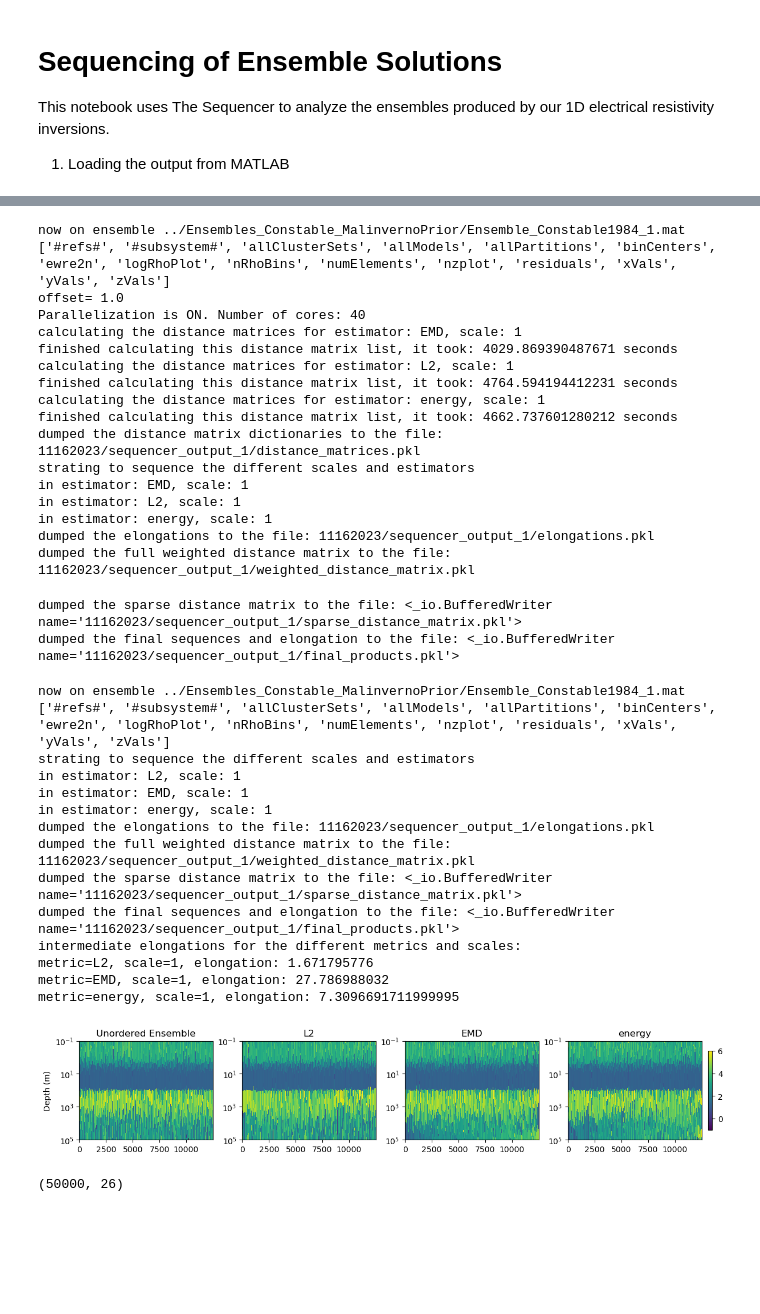
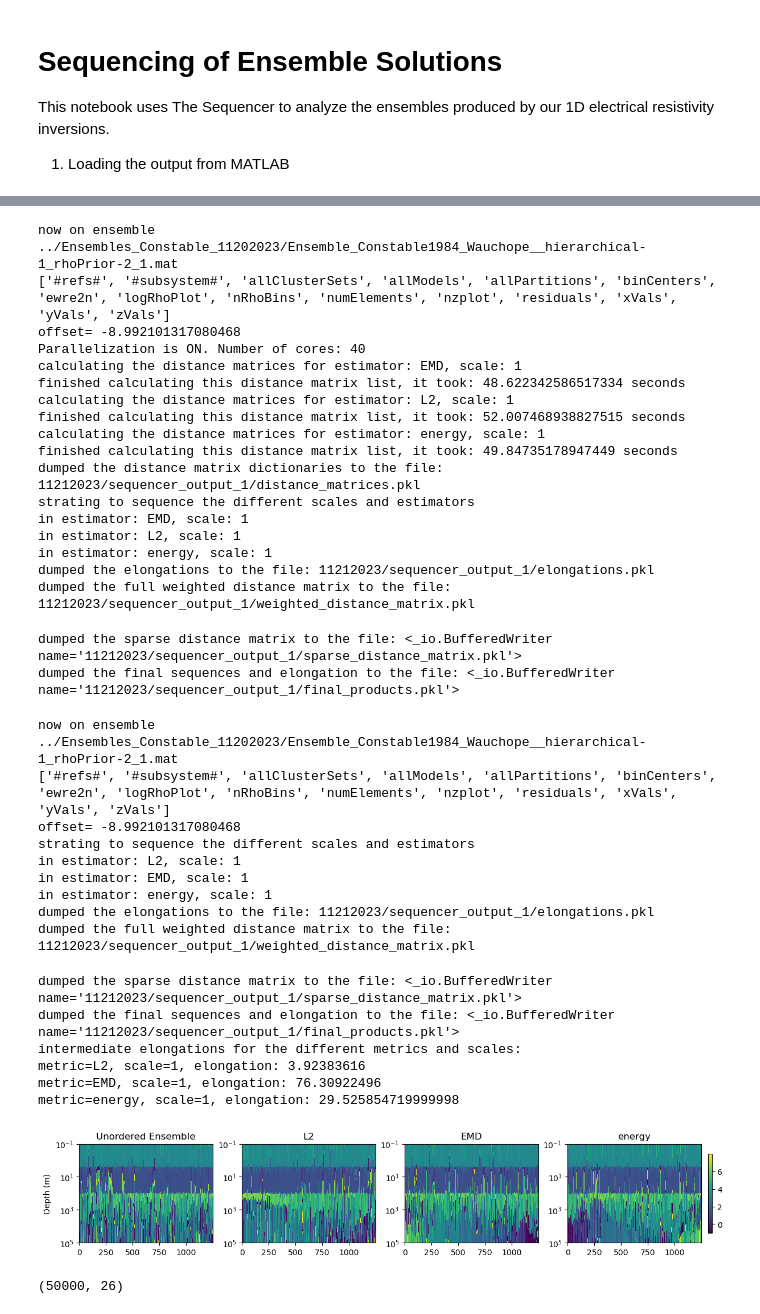
Before and after one commit to maxrudolph/Mills_etal-Ensemble-Analysis, a Jupyter notebook: Sequencing/Sequence_Ensemble_Field.ipynb, the cells around one changed output, grey strips where cells are left out. Cells and saved outputs as stored; diff of their text form; code cells hidden in the pictures; blank space fills up the shorter version.

Commit message:
update field sequence

```diff
--- a/Sequencing/Sequence_Ensemble_Field.ipynb
+++ b/Sequencing/Sequence_Ensemble_Field.ipynb
@@ -13,7 +13,7 @@ import h5py
 n_keep = 12500
 offset = 0 # number that gets added to all log-rho values because EMD cannot deal with negative numbers
 
-date = "11172023"
+date = "11212023"
 
 #analysis_file_base = "../Ensembles_Constable1984_1_11082023/Analysis_Constable1984_"
 #ensemble_file_base = "../Ensembles_Constable1984_1_11082023/Ensemble_Constable1984_"
@@ -24,8 +24,10 @@ date = "11172023"
 #analysis_file_base = "../Ensemble_Constable_nohierarchical_small/Analysis_Constable1984_nohierarchical_"
 #ensemble_file_base = "../Ensemble_Constable_nohierarchical_small/Ensemble_Constable1984_nohierarchical_"
 
-analysis_file_base = "../Ensemble_Constable
-ensemble_file_base = "../Ensemble_Constable
+analysis_file_base = "../Ensembles_Constable_11202023/Analysis_Constable1984_Wauchope__hierarchical-1_rhoPrior-2_"
+ensemble_file_base = "../Ensembles_Constable_11202023/Ensemble_Constable1984_Wauchope__hierarchical-1_rhoPrior-2_"
+
+
 
 def load_analysis(filename):
     with h5py.File(filename, 'r') as file:
@@ -86,10 +88,10 @@ for noise_level in noise_levels:
     all_keep_idx.append(keep_idx) # save the keep idx for later use
     log_rho_samples = log_rho[keep_idx,:]
 
-    offset = np.ceil(np.min(log_rho_samples)) + 1
+    offset = np.min(log_rho_samples)-1
     print("offset=",offset)
 
-    assert( np.all(log_rho_samples+offset > 0) )
+    assert( np.all(log_rho_samples - offset > 0) )
 
     estimator_list = ['EMD','L2','energy']
     output_directory = date + "/sequencer_output_" + noise_level
@@ -99,32 +101,32 @@ for noise_level in noise_levels:
         os.mkdir(output_directory)
     except:
         pass
-    seq = sequencer.Sequencer(z.flatten(), log_rho_samples+offset, estimator_list,scale_list=scale_list)
+    seq = sequencer.Sequencer(z.flatten(), log_rho_samples - offset, estimator_list,scale_list=scale_list)
     final_elongation, final_sequence = seq.execute(output_directory,
                                                   to_use_parallelization=True,
                                                   to_average_N_best_estimators=True,
                                                   number_of_best_estimators=2)
 np.save(date + "/keep_indices.npy",all_keep_idx)
 # %% [output]
-now on ensemble ../Ensembles_Constable_MalinvernoPrior/Ensemble_Constable1984_1.mat
+now on ensemble ../Ensembles_Constable_11202023/Ensemble_Constable1984_Wauchope__hierarchical-1_rhoPrior-2_1.mat
 ['#refs#', '#subsystem#', 'allClusterSets', 'allModels', 'allPartitions', 'binCenters', 'ewre2n', 'logRhoPlot', 'nRhoBins', 'numElements', 'nzplot', 'residuals', 'xVals', 'yVals', 'zVals']
-offset= 1.0
+offset= -8.992101317080468
 Parallelization is ON. Number of cores: 40
 calculating the distance matrices for estimator: EMD, scale: 1
-finished calculating this distance matrix list, it took: 4029.869390487671 seconds
+finished calculating this distance matrix list, it took: 48.622342586517334 seconds
 calculating the distance matrices for estimator: L2, scale: 1
-finished calculating this distance matrix list, it took: 4764.594194412231 seconds
+finished calculating this distance matrix list, it took: 52.007468938827515 seconds
 calculating the distance matrices for estimator: energy, scale: 1
-finished calculating this distance matrix list, it took: 4662.737601280212 seconds
-dumped the distance matrix dictionaries to the file: 11162023/sequencer_output_1/distance_matrices.pkl
+finished calculating this distance matrix list, it took: 49.84735178947449 seconds
+dumped the distance matrix dictionaries to the file: 11212023/sequencer_output_1/distance_matrices.pkl
 strating to sequence the different scales and estimators
 in estimator: EMD, scale: 1
 in estimator: L2, scale: 1
 in estimator: energy, scale: 1
-dumped the elongations to the file: 11162023/sequencer_output_1/elongations.pkl
-dumped the full weighted distance matrix to the file: 11162023/sequencer_output_1/weighted_distance_matrix.pkl
+dumped the elongations to the file: 11212023/sequencer_output_1/elongations.pkl
+dumped the full weighted distance matrix to the file: 11212023/sequencer_output_1/weighted_distance_matrix.pkl
-dumped the sparse distance matrix to the file: <_io.BufferedWriter name='11162023/sequencer_output_1/sparse_distance_matrix.pkl'>
-dumped the final sequences and elongation to the file: <_io.BufferedWriter name='11162023/sequencer_output_1/final_products.pkl'>
+dumped the sparse distance matrix to the file: <_io.BufferedWriter name='11212023/sequencer_output_1/sparse_distance_matrix.pkl'>
+dumped the final sequences and elongation to the file: <_io.BufferedWriter name='11212023/sequencer_output_1/final_products.pkl'>
 # %%
 # LOAD THE RESULTS AND PLOT!
 all_keep_idx = np.load(date + "/keep_indices.npy")
@@ -143,11 +145,14 @@ for noise_level,keep_idx in zip(noise_levels,all_keep_idx):
     # select a subset of the ensemble:
     log_rho_samples = log_rho[keep_idx,:]
 
+    offset = np.min(log_rho_samples)-1
+    print("offset=",offset)
+
     estimator_list = ['L2','EMD','energy']
     output_directory = date + "/sequencer_output_" + noise_level
     scale_list = [[1],[1],[1]]
 
-    seq = sequencer.Sequencer(z.flatten(), log_rho_samples+offset, estimator_list,scale_list=scale_list)
+    seq = sequencer.Sequencer(z.flatten(), log_rho_samples - offset, estimator_list,scale_list=scale_list)
     final_elongation, final_sequence = seq.execute(output_directory,
                                                   to_average_N_best_estimators=True,
                                                   number_of_best_estimators=2,
@@ -169,7 +174,7 @@ for noise_level,keep_idx in zip(noise_levels,all_keep_idx):
     vmin = np.min(log_rho_samples)
     vmax = np.max(log_rho_samples)
     vmin = -1
-    vmax = 6
+    #vmax = 6
 
     import matplotlib.gridspec as gridspec
     estimator_list, scale_list, sequence_list = seq.return_sequence_of_weighted_products_all_metrics_and_scales()
@@ -185,43 +190,44 @@ for noise_level,keep_idx in zip(noise_levels,all_keep_idx):
     # sequence = final_sequence
     ax0.pcolormesh(xlabel,z[0],log_rho_samples.T,vmin=vmin,vmax=vmax,rasterized=True)
     ax0.set_title("Unordered Ensemble")
     ax0.set_yscale("log")
     ax0.invert_yaxis()
     ax0.set_ylabel("Depth (m)")
 
     pcm = ax1.pcolormesh(xlabel,z[0],log_rho_samples[sequence_list[0],:].T,vmin=vmin,vmax=vmax,rasterized=True)
     ax1.set_title(estimator_list[0])
     ax1.set_yscale("log")
     ax1.invert_yaxis()
 
     ax2.pcolormesh(xlabel,z[0],log_rho_samples[sequence_list[1],:].T,vmin=vmin,vmax=vmax,rasterized=True)
     ax2.set_title(estimator_list[1])
     ax2.set_yscale("log")
     ax2.invert_yaxis()
 
     ax3.pcolormesh(xlabel,z[0],log_rho_samples[sequence_list[2],:].T,vmin=vmin,vmax=vmax,rasterized=True)
     ax3.set_title(estimator_list[2])
     ax3.set_yscale("log")
     ax3.invert_yaxis()
     fig.colorbar(pcm,ax=ax3,shrink=0.8)
     plt.savefig(date + "/figure_ensemble_" + noise_level + ".pdf",dpi=300)
     fig.show()
 # %% [output]
-now on ensemble ../Ensembles_Constable_MalinvernoPrior/Ensemble_Constable1984_1.mat
+now on ensemble ../Ensembles_Constable_11202023/Ensemble_Constable1984_Wauchope__hierarchical-1_rhoPrior-2_1.mat
 ['#refs#', '#subsystem#', 'allClusterSets', 'allModels', 'allPartitions', 'binCenters', 'ewre2n', 'logRhoPlot', 'nRhoBins', 'numElements', 'nzplot', 'residuals', 'xVals', 'yVals', 'zVals']
+offset= -8.992101317080468
 strating to sequence the different scales and estimators
 in estimator: L2, scale: 1
 in estimator: EMD, scale: 1
 in estimator: energy, scale: 1
-dumped the elongations to the file: 11162023/sequencer_output_1/elongations.pkl
-dumped the full weighted distance matrix to the file: 11162023/sequencer_output_1/weighted_distance_matrix.pkl
-dumped the sparse distance matrix to the file: <_io.BufferedWriter name='11162023/sequencer_output_1/sparse_distance_matrix.pkl'>
-dumped the final sequences and elongation to the file: <_io.BufferedWriter name='11162023/sequencer_output_1/final_products.pkl'>
-intermediate elongations for the different metrics and scales:
-metric=L2, scale=1, elongation: 1.671795776
-metric=EMD, scale=1, elongation: 27.786988032
-metric=energy, scale=1, elongation: 7.3096691711999995
+dumped the elongations to the file: 11212023/sequencer_output_1/elongations.pkl
+dumped the full weighted distance matrix to the file: 11212023/sequencer_output_1/weighted_distance_matrix.pkl
+dumped the sparse distance matrix to the file: <_io.BufferedWriter name='11212023/sequencer_output_1/sparse_distance_matrix.pkl'>
+dumped the final sequences and elongation to the file: <_io.BufferedWriter name='11212023/sequencer_output_1/final_products.pkl'>
+intermediate elongations for the different metrics and scales:
+metric=L2, scale=1, elongation: 3.92383616
+metric=EMD, scale=1, elongation: 76.30922496
+metric=energy, scale=1, elongation: 29.525854719999998
-[figure, old version]
+[figure, new version]
 # %%
 ewre_keep = ewre2n[keep_idx]
 residual_keep = residuals[keep_idx,:]
```
Also changed, not shown: parts of 1 cell of this notebook.
